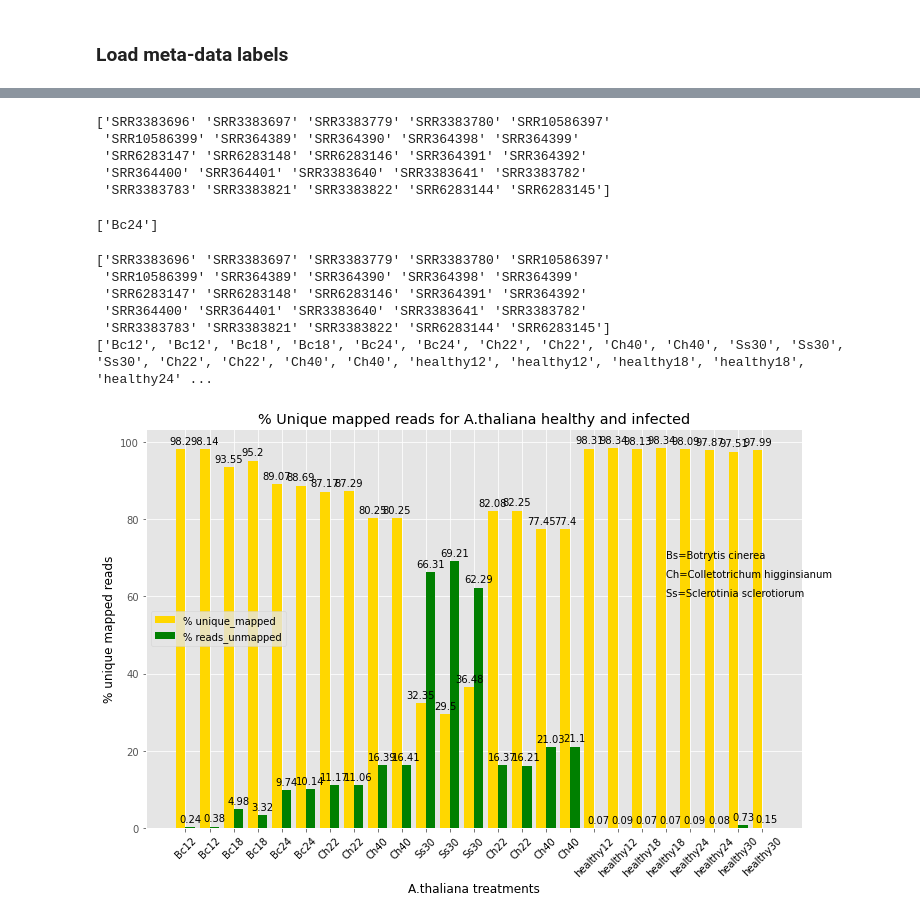
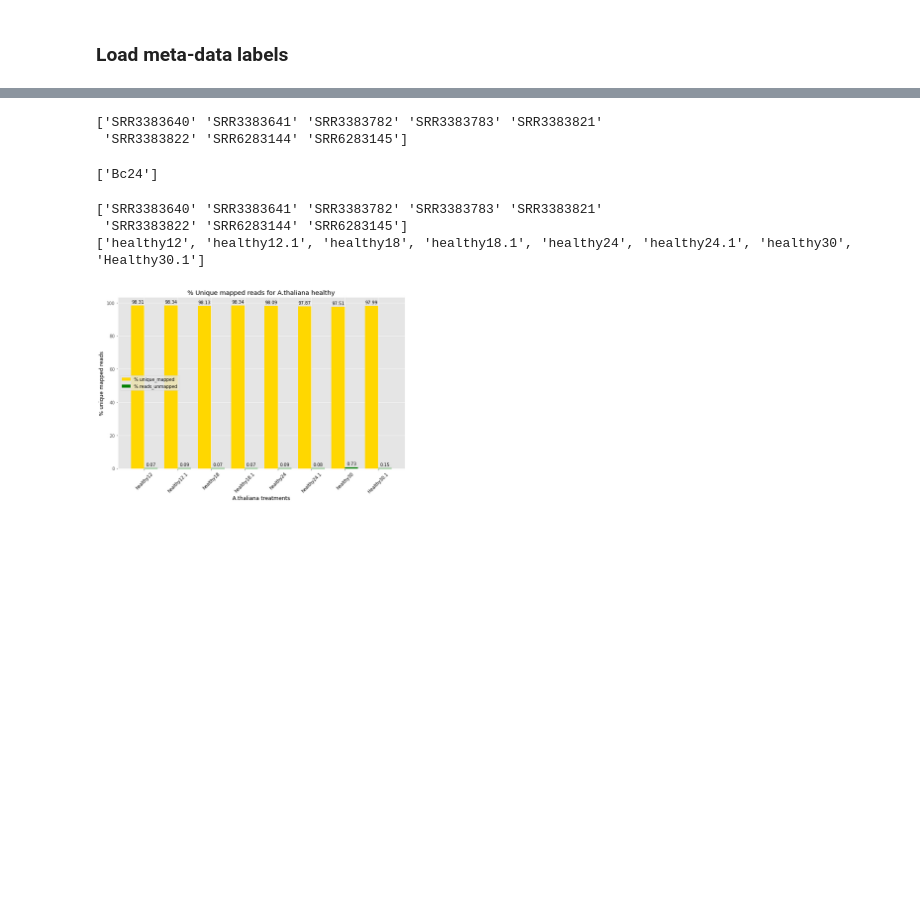
Before and after one commit to cyntsc/meta-analisis-athal, a Jupyter notebook: notebooks/0_alignments_statis_all.ipynb, the cells around one changed output, grey strips where cells are left out. Cells and saved outputs as stored; diff of their text form; code cells hidden in the pictures; blank space fills up the shorter version.

```diff
--- a/notebooks/0_alignments_statis_all.ipynb
+++ b/notebooks/0_alignments_statis_all.ipynb
@@ -33,8 +33,8 @@ except OSError:
 Directory changed: /home/cyntsc/Proyectos/tesis-code/meta-xtrome-analysis
 # %%
 # choose one of the stats file prepared.
-df=pd.read_csv("results-data/my_statistics_STAR_alignment_all.txt", sep='\s+', header=None)
-#df=pd.read_csv("results-data/my_statistics_STAR_alignment_healthy.txt", sep='\s+', header=None)
+#df=pd.read_csv("results-data/my_statistics_STAR_alignment_all.txt", sep='\s+', header=None)
+df=pd.read_csv("results-data/my_statistics_STAR_alignment_healthy.txt", sep='\s+', header=None)
 #df=pd.read_csv("results-data/my_statistics_STAR_alignment_infected.txt", sep='\s+', header=None)
 
 df.columns = ["sample","stat", "value"]
@@ -61,10 +61,11 @@ df.head(20)
 # %% [markdown]
 ### Load meta-data labels
 # %%
-lst_header=["sample","fungus","hpi","ID"]
+#lst_header=["sample","fungus","hpi","ID"]
+lst_header=["sample","ID"]
 
 file='meta-data/ID_samples.csv'   ###Ojo. arreglar ID_samples.csv metadata.csv, metadata2.cvs (index)
-df_meta=pd.read_csv(file, sep='\,', engine='python',usecols=[0,4])
+df_meta=pd.read_csv(file, sep='\,', engine='python',usecols=[0,1]) #usecols=[0,4]
 print(df_meta.index)
 print(df_meta)
 
@@ -197,11 +200,8 @@ sIDs = df_meta[is_sample].values[0,1]
 sample_IDs.append(sIDs)
 sample_IDs
 # %% [output]
-['SRR3383696' 'SRR3383697' 'SRR3383779' 'SRR3383780' 'SRR10586397'
- 'SRR10586399' 'SRR364389' 'SRR364390' 'SRR364398' 'SRR364399'
- 'SRR6283147' 'SRR6283148' 'SRR6283146' 'SRR364391' 'SRR364392'
- 'SRR364400' 'SRR364401' 'SRR3383640' 'SRR3383641' 'SRR3383782'
- 'SRR3383783' 'SRR3383821' 'SRR3383822' 'SRR6283144' 'SRR6283145']
+['SRR3383640' 'SRR3383641' 'SRR3383782' 'SRR3383783' 'SRR3383821'
+ 'SRR3383822' 'SRR6283144' 'SRR6283145']
 ['Bc24']
 # %%
 ## Get ID sample to label the plot
@@ -220,12 +220,9 @@ for name in sample_names:
 
 print(sample_IDs)
 # %% [output]
-['SRR3383696' 'SRR3383697' 'SRR3383779' 'SRR3383780' 'SRR10586397'
- 'SRR10586399' 'SRR364389' 'SRR364390' 'SRR364398' 'SRR364399'
- 'SRR6283147' 'SRR6283148' 'SRR6283146' 'SRR364391' 'SRR364392'
- 'SRR364400' 'SRR364401' 'SRR3383640' 'SRR3383641' 'SRR3383782'
- 'SRR3383783' 'SRR3383821' 'SRR3383822' 'SRR6283144' 'SRR6283145']
-['Bc12', 'Bc12', 'Bc18', 'Bc18', 'Bc24', 'Bc24', 'Ch22', 'Ch22', 'Ch40', 'Ch40', 'Ss30', 'Ss30', 'Ss30', 'Ch22', 'Ch22', 'Ch40', 'Ch40', 'healthy12', 'healthy12', 'healthy18', 'healthy18', 'healthy24' ...
+['SRR3383640' 'SRR3383641' 'SRR3383782' 'SRR3383783' 'SRR3383821'
+ 'SRR3383822' 'SRR6283144' 'SRR6283145']
+['healthy12', 'healthy12.1', 'healthy18', 'healthy18.1', 'healthy24', 'healthy24.1', 'healthy30', 'Healthy30.1']
 # %%
 x = np.arange(len(sample_names))  # the label locations
 width = 0.40  # the width of the bars
@@ -239,36 +236,37 @@ rects2 = ax.bar(x + width/2, f_deletion, width, label='% reads_unmapped', color=
 
 ax.set_ylabel('% unique mapped reads',color='black')
 ax.set_xlabel('A.thaliana treatments',color='black')
-ax.set_title('% Unique mapped reads for A.thaliana healthy and infected')
+#ax.set_title('Percentage unique mapped reads for A.thaliana infected')
+ax.set_title('% Unique mapped reads for A.thaliana healthy')
 ax.set_xticks(x)
 ax.set_xticklabels(sample_IDs)
 ax.legend()
 
 def autolabel(rects):
     """Attach a text label above each bar in *rects*, displaying its height."""
     for rect in rects:
         height = rect.get_height()
         ax.annotate('{}'.format(height),
                     xy=(rect.get_x() + rect.get_width() / 2, height),
                     xytext=(0, 3),  # 3 points vertical offset
                     textcoords="offset points",
                     ha='center', va='bottom')
 
 plt.legend(loc="center left")
 plt.xticks(rotation=45, color='black')
 autolabel(rects1)
 autolabel(rects2)
 fig.tight_layout()
 
 str = 'Bs=Botrytis cinerea';
 ax.annotate(str, xy=(20, 70))
 str = 'Ch=Colletotrichum higginsianum';
 ax.annotate(str, xy=(20, 65))
 str = 'Ss=Sclerotinia sclerotiorum';
 ax.annotate(str, xy=(20, 60))
 
 #plt.savefig("../athal2_stats/alignment2_STAR_percentages.png")
 
 plt.show()
 # %% [output]
-[figure, old version]
+[figure, new version]
```
Also changed, not shown: parts of 6 cells of this notebook, 18 other files.
